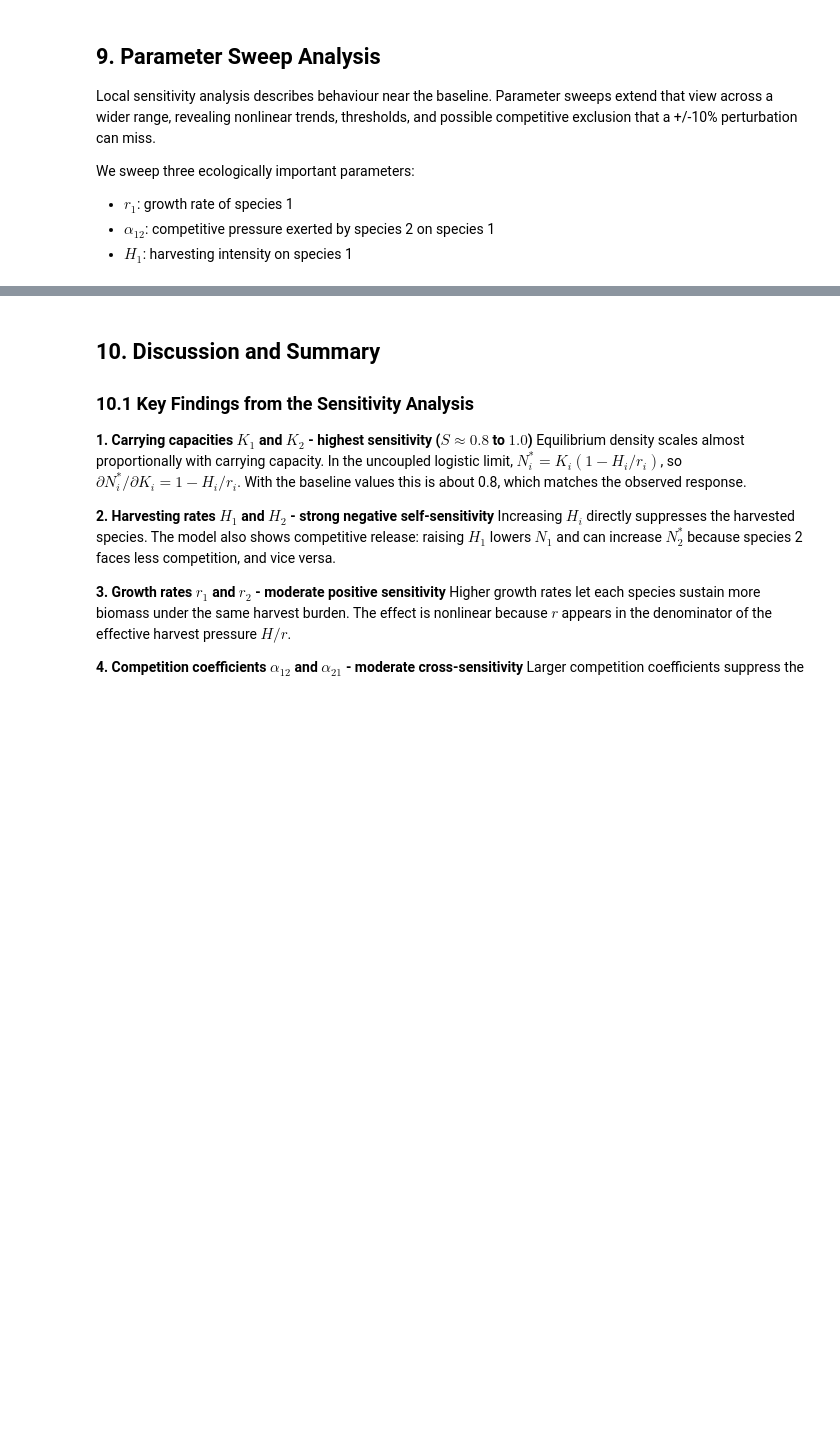
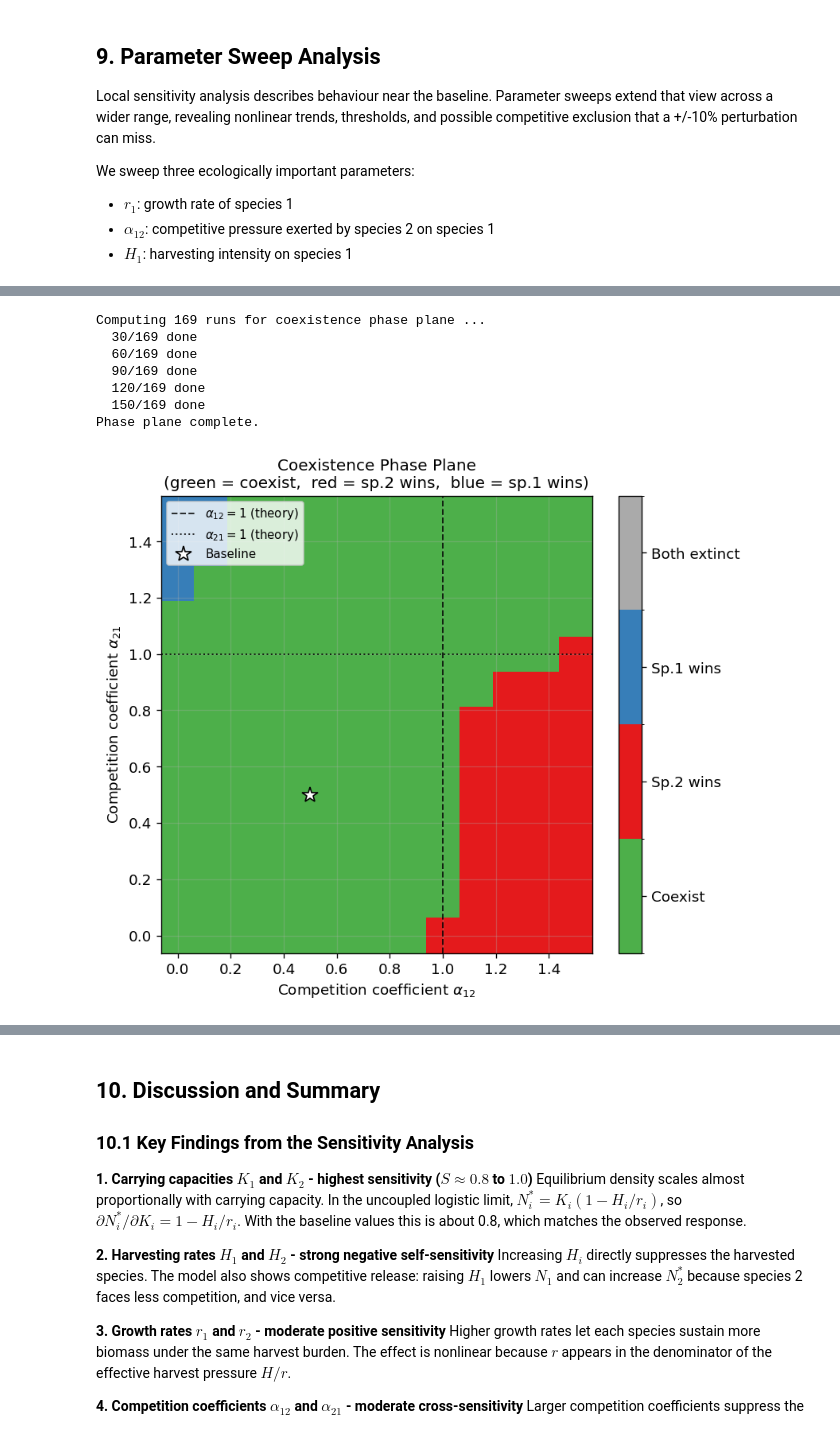
Before and after one commit to Bakri1851/Coding, a Jupyter notebook: sensitivity.ipynb, the cells around one changed output, grey strips where cells are left out. Drawn from its saved outputs; the diff is of its cells as text; code cells hidden in the pictures; blank space fills up the shorter version.

```diff
--- a/sensitivity.ipynb
+++ b/sensitivity.ipynb
@@ -703,0 +814,61 @@ Sweeping H1 ...
+# %%
+from matplotlib.colors import ListedColormap, BoundaryNorm
+
+EXTINCT_THRESH = 0.01
+N_GRID = 13
+alpha_vals = np.linspace(0.0, 1.5, N_GRID)
+beta_vals  = np.linspace(0.0, 1.5, N_GRID)
+
+outcome  = np.zeros((N_GRID, N_GRID), dtype=int)
+n1_phase = np.zeros((N_GRID, N_GRID))
+n2_phase = np.zeros((N_GRID, N_GRID))
+
+done = 0
+print(f'Computing {N_GRID*N_GRID} runs for coexistence phase plane ...')
+for i, a12 in enumerate(alpha_vals):
+    for j, a21 in enumerate(beta_vals):
+        p = BASE.copy()
+        p['alpha'] = a12
+        p['beta']  = a21
+        e1, e2, _ = run_model(p)
+        n1_phase[j, i] = e1
+        n2_phase[j, i] = e2
+        sp1 = e1 > EXTINCT_THRESH
+        sp2 = e2 > EXTINCT_THRESH
+        if sp1 and sp2:          outcome[j, i] = 0
+        elif not sp1 and sp2:    outcome[j, i] = 1
+        elif sp1 and not sp2:    outcome[j, i] = 2
+        else:                    outcome[j, i] = 3
+        done += 1
+        if done % 30 == 0: print(f'  {done}/{N_GRID*N_GRID} done')
+
+print('Phase plane complete.')
+
+cmap_phase = ListedColormap(['#4daf4a', '#e41a1c', '#377eb8', '#aaaaaa'])
+norm_phase  = BoundaryNorm([-0.5, 0.5, 1.5, 2.5, 3.5], cmap_phase.N)
+
+fig, ax = plt.subplots(figsize=(7, 6))
+pcm = ax.pcolormesh(alpha_vals, beta_vals, outcome,
+                    cmap=cmap_phase, norm=norm_phase, shading='nearest')
+ax.axvline(1.0, color='k', ls='--', lw=1.2, alpha=0.8, label=r'$\alpha_{12}=1$ (theory)')
+ax.axhline(1.0, color='k', ls=':',  lw=1.2, alpha=0.8, label=r'$\alpha_{21}=1$ (theory)')
+ax.plot(BASE['alpha'], BASE['beta'], 'w*', ms=12, markeredgecolor='k',
+        markeredgewidth=1, zorder=5, label='Baseline')
+ax.set_xlabel(r'Competition coefficient $\alpha_{12}$', fontsize=11)
+ax.set_ylabel(r'Competition coefficient $\alpha_{21}$', fontsize=11)
+ax.set_title('Coexistence Phase Plane\n'
+             '(green = coexist,  red = sp.2 wins,  blue = sp.1 wins)', fontsize=12)
+ax.legend(fontsize=9, loc='upper left')
+cbar = fig.colorbar(pcm, ax=ax, ticks=[0, 1, 2, 3])
+cbar.ax.set_yticklabels(['Coexist', 'Sp.2 wins', 'Sp.1 wins', 'Both extinct'])
+fig.tight_layout()
+plt.show()
+# %% [output]
+Computing 169 runs for coexistence phase plane ...
+  30/169 done
+  60/169 done
+  90/169 done
+  120/169 done
+  150/169 done
+Phase plane complete.
+[figure, added]
```
Also changed, not shown: parts of 19 cells of this notebook, 3 other files.
